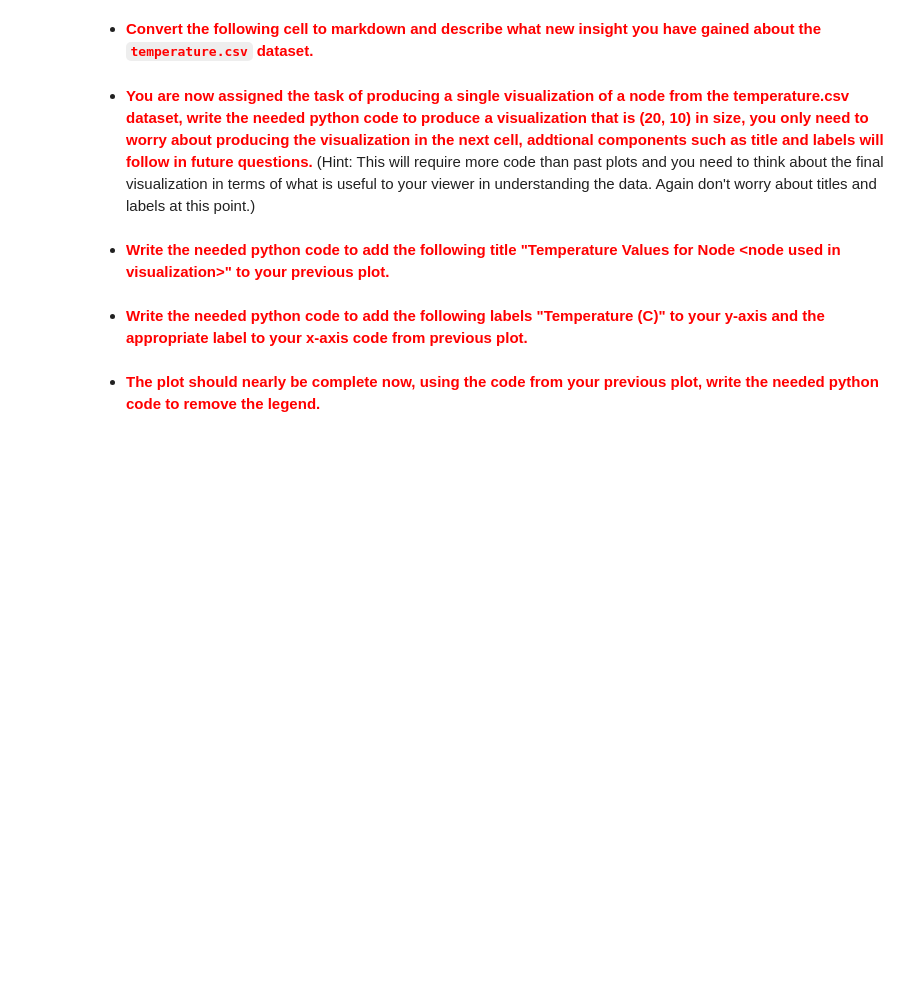
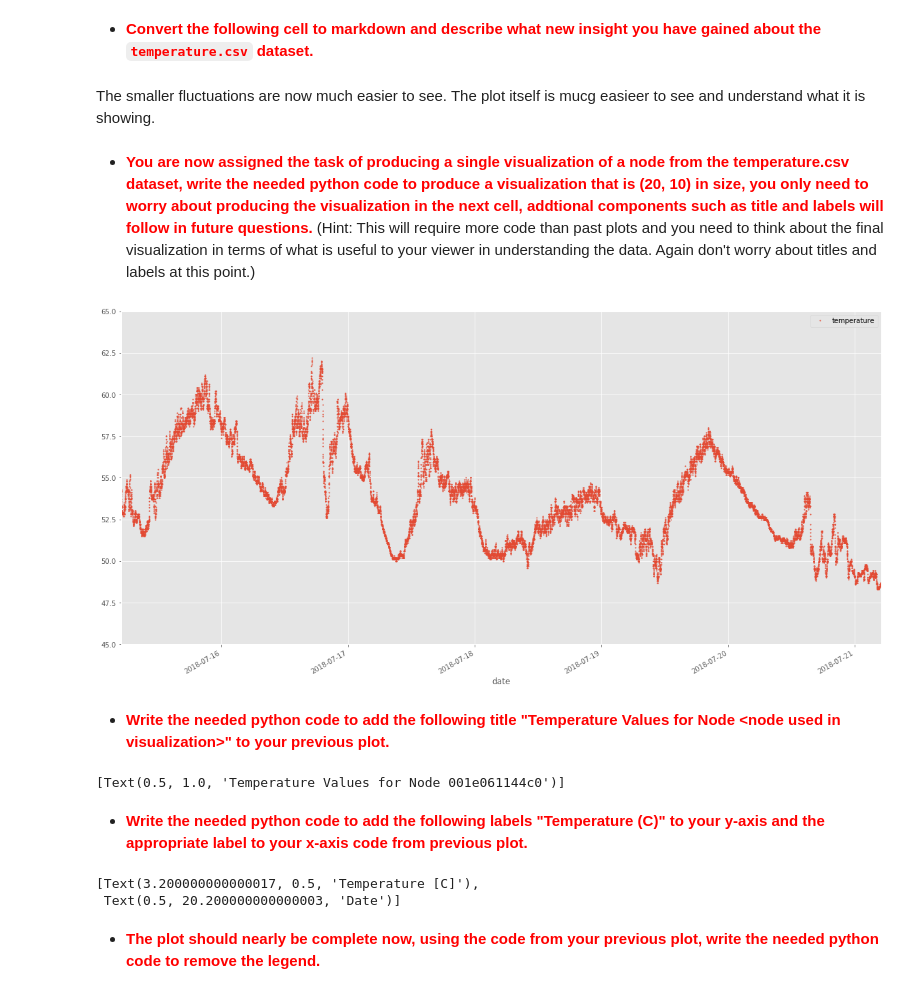
Before and after one commit to eparrish64/csci627-assignment02-eparrish64, a Jupyter notebook: CSCI627-assignment02.ipynb, the cells around one changed output. Saved outputs shown, nothing was run; the diff lists cells and outputs as text; code cells hidden in the pictures; blank space fills up the shorter version.

```diff
--- a/CSCI627-assignment02.ipynb
+++ b/CSCI627-assignment02.ipynb
@@ -83,10 +86,10 @@ We will now switch to a clean dataset for rest of the lesson.  You do not need t
 # %% [markdown]
 - <span style="color:red">**Write the needed python code to load the `temperature.csv` file into a pandas dataframe.**</span>
 # %%
-df2 = pd.read_csv('temperature.csv', sep=',', header=None)
+df2 = pd.read_csv('temperature.csv', sep=',')
 # %%
-df2.columns = ['date','nodeid','temperature']
-df2 = df2.drop(0)
+# df2.columns = ['date','nodeid','temperature']
+# df2 = df2.drop(0)
 df2.date = pd.to_datetime(df2.date)
 df2.temperature = pd.to_numeric(df2.temperature)
 # %%
@@ -124,11 +127,27 @@ df2.loc[df2['nodeid'] == "001e061144c0"].plot('date','temperature',style='o',ms=
 [figure]
 # %% [markdown]
 - <span style="color:red">**Convert the following cell to markdown and describe what new insight you have gained about the `temperature.csv` dataset.**</span>
+# %% [markdown]
+The smaller fluctuations are now much easier to see. The plot itself is mucg easieer to see and understand what it is showing.
 # %% [markdown]
 - <span style="color:red">**You are now assigned the task of producing a single visualization of a node from the temperature.csv dataset, write the needed python code to produce a visualization that is (20, 10) in size, you only need to worry about producing the visualization in the next cell, addtional components such as title and labels will follow in future questions.**</span> (Hint: This will require more code than past plots and you need to think about the final visualization in terms of what is useful to your viewer in understanding the data. Again don't worry about titles and labels at this point.)
+# %%
+ax = df2.loc[df2['nodeid'] == "001e061144c0"].plot('date','temperature',style='o',ms=1,figsize=(20,10),ylim=(45,65))
+# ax.set_ylim(45,65)
+# %% [output]
+[figure, added]
 # %% [markdown]
 - <span style="color:red">**Write the needed python code to add the following title "Temperature Values for Node &lt;node used in visualization&gt;" to your previous plot.**</span>
+# %%
+ax.set(title="Temperature Values for Node 001e061144c0")
+# %% [output]
+[Text(0.5, 1.0, 'Temperature Values for Node 001e061144c0')]
 # %% [markdown]
 - <span style="color:red">**Write the needed python code to add the following labels "Temperature (C)" to your y-axis and the appropriate label to your x-axis code from previous plot.**</span>
+# %%
+ax.set(xlabel="Date",ylabel="Temperature [C]")
+# %% [output]
+[Text(3.200000000000017, 0.5, 'Temperature [C]'),
+ Text(0.5, 20.200000000000003, 'Date')]
 # %% [markdown]
 - <span style="color:red">**The plot should nearly be complete now, using the code from your previous plot, write the needed python code to remove the legend.**</span>
```
Also changed, not shown: parts of 11 cells of this notebook, 3 other files.
